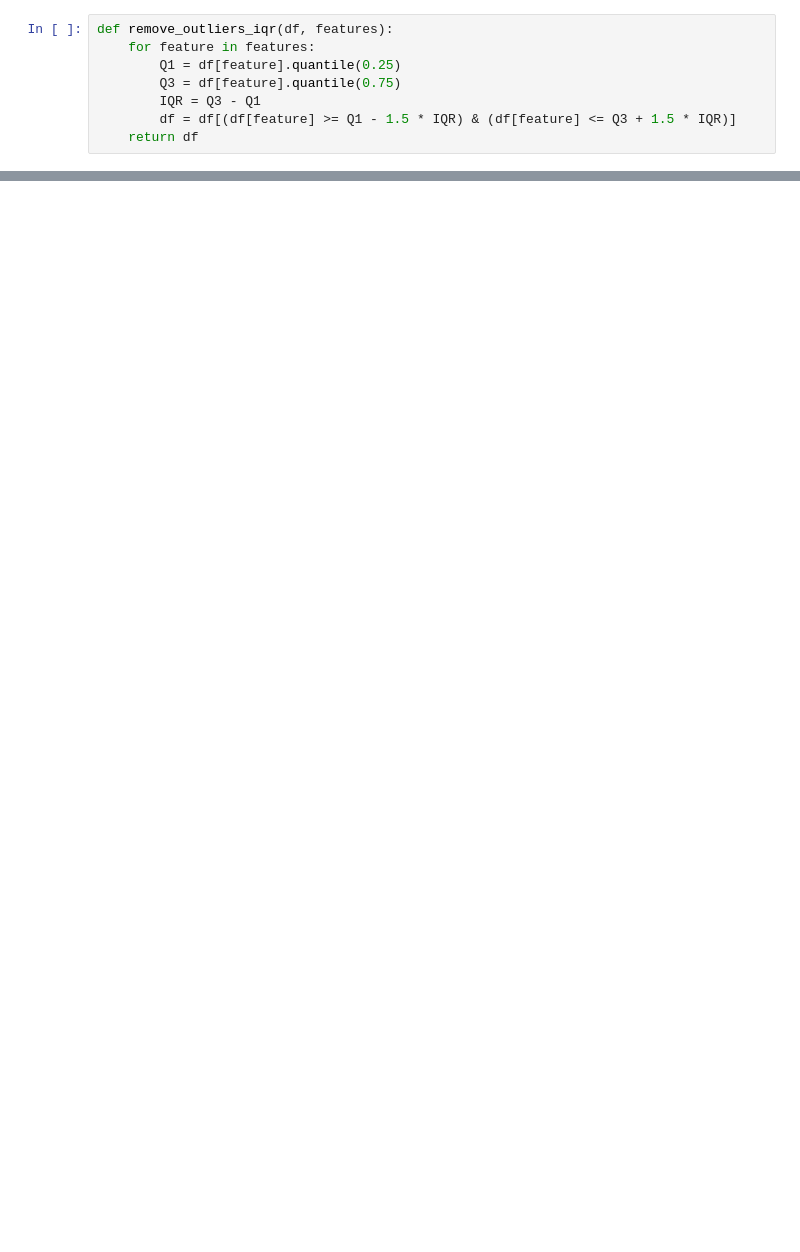
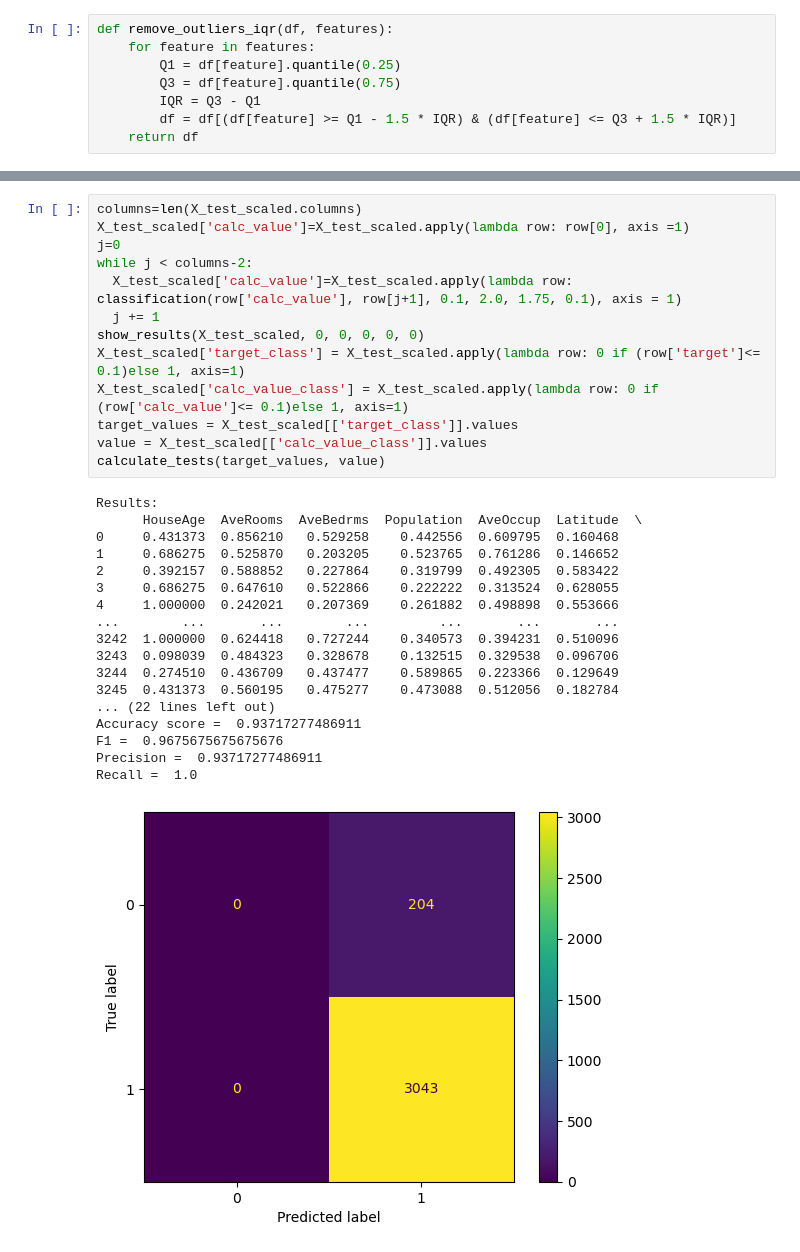
Before and after one commit to zukanovicmilica/MH, a Jupyter notebook: Others - California.ipynb, the cells around one changed output, grey strips where cells are left out. Drawn from its saved outputs; the diff is of its cells as text; blank space fills up the shorter version.

```diff
--- a/Others - California.ipynb
+++ b/Others - California.ipynb
@@ -193,0 +413,32 @@ Neural Network      Train (CV)  0.0069  0.0828    0.9931     0.9915  0.9931  0.9
+# %%
+columns=len(X_test_scaled.columns)
+X_test_scaled['calc_value']=X_test_scaled.apply(lambda row: row[0], axis =1)
+j=0
+while j < columns-2:
+  X_test_scaled['calc_value']=X_test_scaled.apply(lambda row: classification(row['calc_value'], row[j+1], 0.1, 2.0, 1.75, 0.1), axis = 1)
+  j += 1
+show_results(X_test_scaled, 0, 0, 0, 0, 0)
+X_test_scaled['target_class'] = X_test_scaled.apply(lambda row: 0 if (row['target']<= 0.1)else 1, axis=1)
+X_test_scaled['calc_value_class'] = X_test_scaled.apply(lambda row: 0 if (row['calc_value']<= 0.1)else 1, axis=1)
+target_values = X_test_scaled[['target_class']].values
+value = X_test_scaled[['calc_value_class']].values
+calculate_tests(target_values, value)
+# %% [output]
+Results:
+      HouseAge  AveRooms  AveBedrms  Population  AveOccup  Latitude  \
+0     0.431373  0.856210   0.529258    0.442556  0.609795  0.160468
+1     0.686275  0.525870   0.203205    0.523765  0.761286  0.146652
+2     0.392157  0.588852   0.227864    0.319799  0.492305  0.583422
+3     0.686275  0.647610   0.522866    0.222222  0.313524  0.628055
+4     1.000000  0.242021   0.207369    0.261882  0.498898  0.553666
+...        ...       ...        ...         ...       ...       ...
+3242  1.000000  0.624418   0.727244    0.340573  0.394231  0.510096
+3243  0.098039  0.484323   0.328678    0.132515  0.329538  0.096706
+3244  0.274510  0.436709   0.437477    0.589865  0.223366  0.129649
+3245  0.431373  0.560195   0.475277    0.473088  0.512056  0.182784
+... (22 lines left out)
+Accuracy score =  0.93717277486911
+F1 =  0.9675675675675676
+Precision =  0.93717277486911
+Recall =  1.0
+[figure, added]
```
Also changed, not shown: parts of 15 cells of this notebook.
